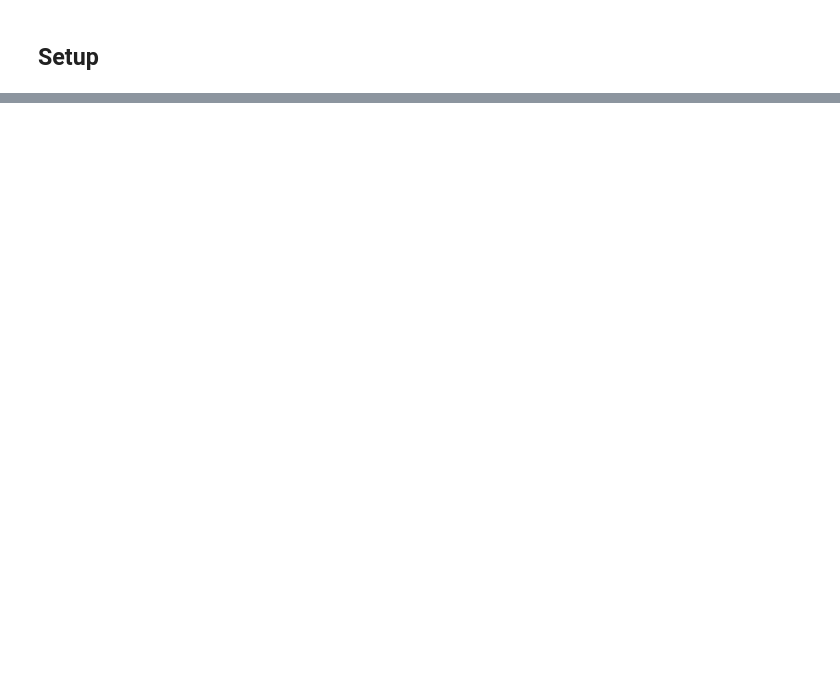
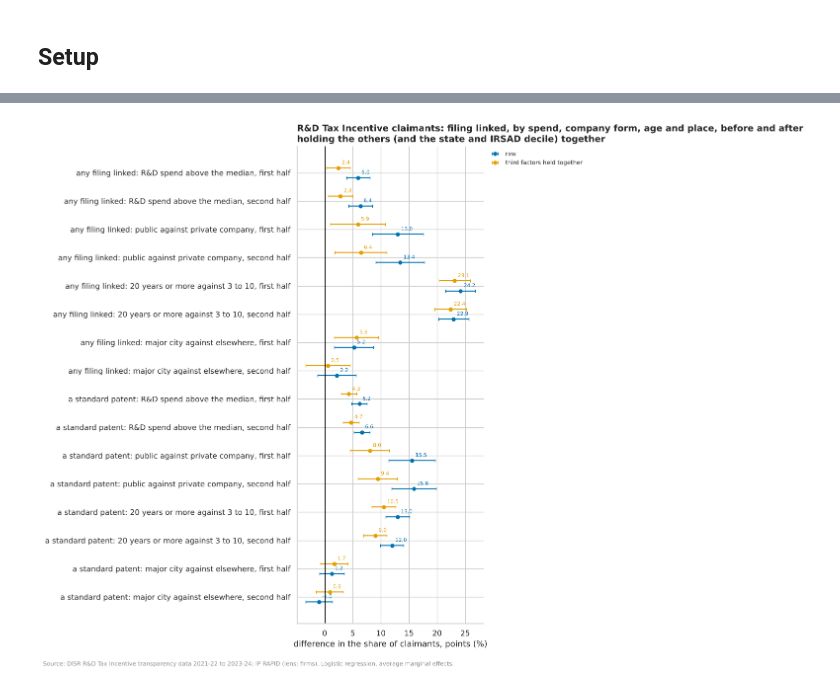
Before and after one commit to Thomas-Amann-IPAustralia/Aus-GII-Breakdown, a Jupyter notebook: analysis/notebooks/03_multivariate.ipynb, the cells around one changed output, grey strips where cells are left out. Saved outputs shown, nothing was run; the diff lists cells and outputs as text; code cells hidden in the pictures; blank space fills up the shorter version.

```diff
--- a/analysis/notebooks/03_multivariate.ipynb
+++ b/analysis/notebooks/03_multivariate.ipynb
@@ -165,0 +935,13 @@ against a simple seasonal benchmark that any model must beat.
+# %%
+FILED = "(ip_record = 'filed')"
+FIRM_HALF = f"CASE WHEN {bi.half_sql('abn')} THEN 'first half' ELSE 'second half' END"
+AGE = (
+    "CASE WHEN first_seen IS NULL THEN 'no registration date' "
+    "WHEN age_truncated THEN 'first seen before 2001 (may be older)' WHEN age_years < 3 THEN 'under 3 years'"
+    " WHEN age_years < 10 THEN '3 to 10 years' WHEN age_years < 20 THEN '10 to 20 years' ELSE '20 years or more' END"
+)
+FIRM_COLUMNS = f"""
+    {FIRM_HALF} AS half, {FILED}::INT AS filed, (n_patents_standard > 0)::INT AS patent,
+    (n_trade_marks > 0)::INT AS trade_mark, coalesce(entity_group, 'unknown') AS entity_group, {AGE} AS age,
+    coalesce(state, 'unknown') AS state, coalesce(remoteness, 'unknown') AS remoteness,
+    coalesce(irsad_decile::VARCHAR, 'unknown') AS irsad_decile"""
@@ -165,0 +1018,14 @@ against a simple seasonal benchmark that any model must beat.
+# %%
+fig = multi.effects_chart(
+    rd_effects,
+    title="R&D Tax Incentive claimants: filing linked, by spend, company form, age and place, before and after\n"
+    "holding the others (and the state and IRSAD decile) together",
+    xlabel="difference in the share of claimants, points",
+)
+style.source(
+    fig,
+    "DISR R&D Tax Incentive transparency data 2021-22 to 2023-24; IP RAPID (lens: firms). Logistic"
+    " regression, average marginal effects.",
+)
+# %% [output]
+[figure, added]
```
Also changed, not shown: parts of 57 cells of this notebook, 12 other files.
